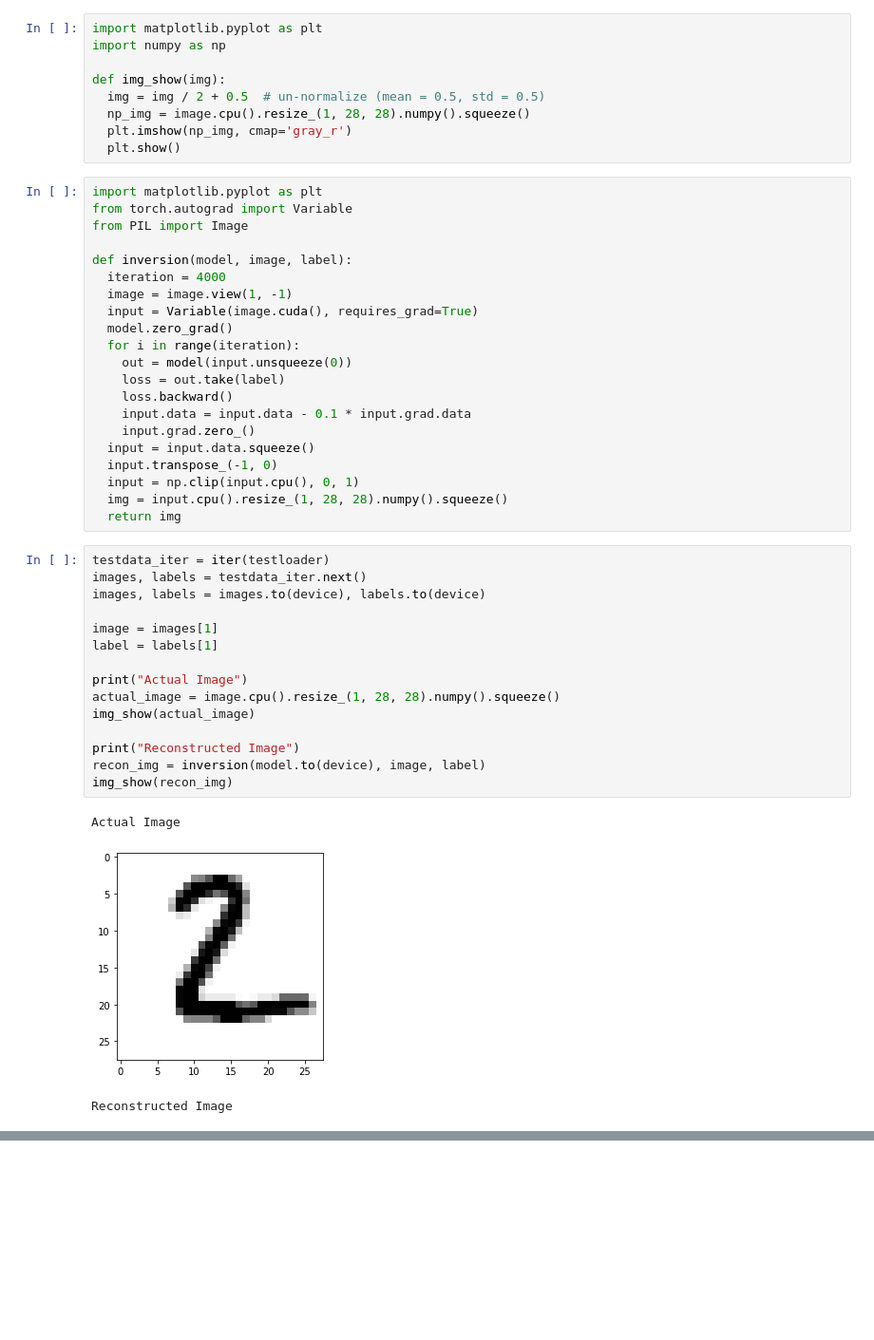
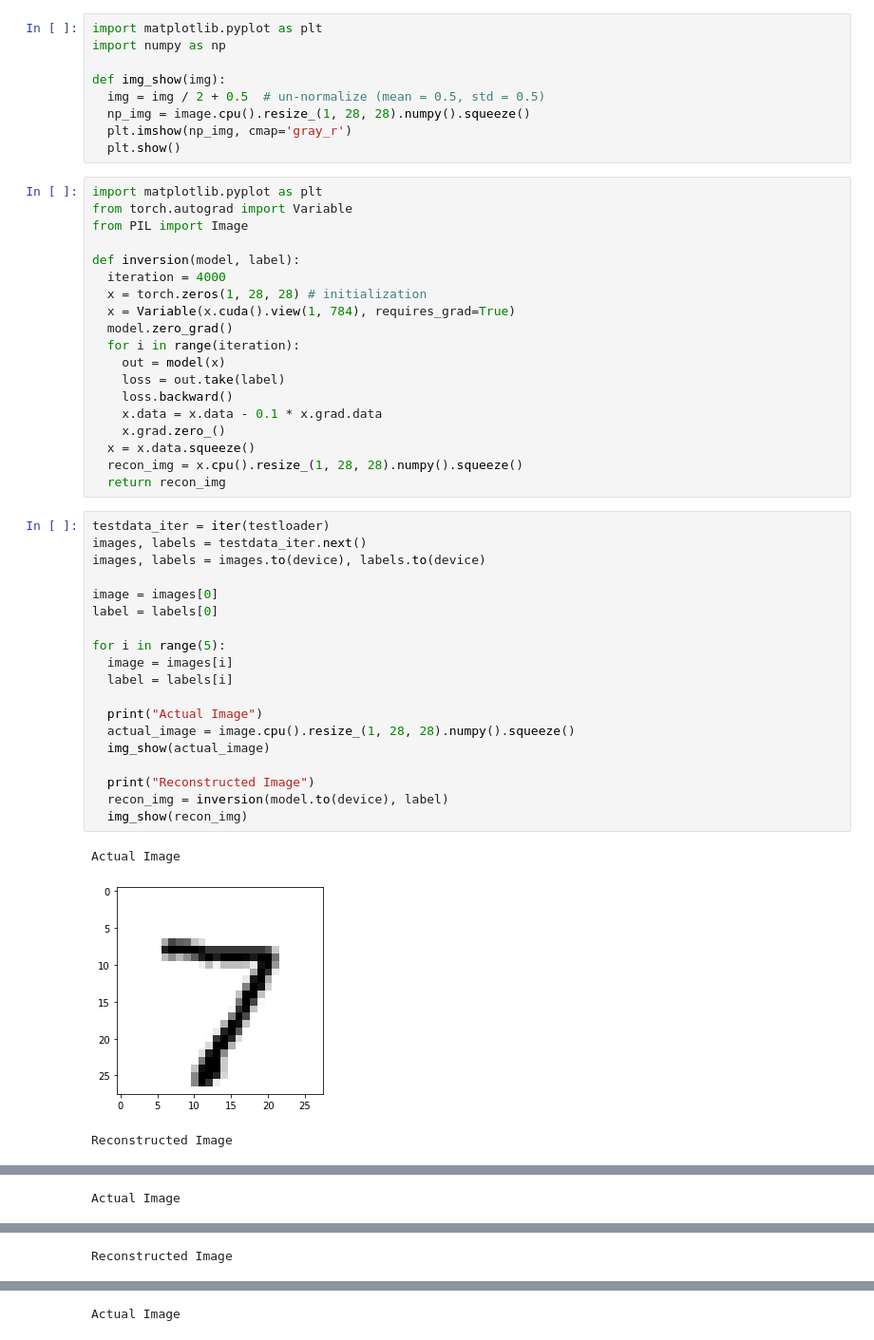
Before and after one commit to MhmudFwzi/attacking-ML-models-privacy, a Jupyter notebook: Model-Inversion/mnist_inv.ipynb, the cells around one changed output, grey strips where cells are left out. Shown: that part at 95% size. Drawn from its saved outputs; the diff is of its cells as text; blank space fills up the shorter version.

Commit message:
inversion-mnist minor changes

```diff
--- a/Model-Inversion/mnist_inv.ipynb
+++ b/Model-Inversion/mnist_inv.ipynb
@@ -211,38 +213,40 @@ import matplotlib.pyplot as plt
 from torch.autograd import Variable
 from PIL import Image
 
-def inversion(model, image, label):
+def inversion(model, label):
   iteration = 4000
-  image = image.view(1, -1)
-  input = Variable(image.cuda(), requires_grad=True)
+  x = torch.zeros(1, 28, 28) # initialization
+  x = Variable(x.cuda().view(1, 784), requires_grad=True)
   model.zero_grad()
   for i in range(iteration):
-    out = model(input.unsqueeze(0))
+    out = model(x)
     loss = out.take(label)
     loss.backward()
-    input.data = input.data - 0.1 * input.grad.data
-    input.grad.zero_()
-  input = input.data.squeeze()
-  input.transpose_(-1, 0)
-  input = np.clip(input.cpu(), 0, 1)
-  img = input.cpu().resize_(1, 28, 28).numpy().squeeze()
-  return img
+    x.data = x.data - 0.1 * x.grad.data
+    x.grad.zero_()
+  x = x.data.squeeze()
+  recon_img = x.cpu().resize_(1, 28, 28).numpy().squeeze()
+  return recon_img
 # %%
 testdata_iter = iter(testloader)
 images, labels = testdata_iter.next()
 images, labels = images.to(device), labels.to(device)
 
-image = images[1]
-label = labels[1]
+image = images[0]
+label = labels[0]
 
-print("Actual Image")
-actual_image = image.cpu().resize_(1, 28, 28).numpy().squeeze()
-img_show(actual_image)
+for i in range(5):
+  image = images[i]
+  label = labels[i]
 
-print("Reconstructed Image")
-recon_img = inversion(model.to(device), image, label)
-img_show(recon_img)
+  print("Actual Image")
+  actual_image = image.cpu().resize_(1, 28, 28).numpy().squeeze()
+  img_show(actual_image)
+
+  print("Reconstructed Image")
+  recon_img = inversion(model.to(device), label)
+  img_show(recon_img)
 # %% [output]
 Actual Image
-[figure, old version]
+[figure, new version]
 Reconstructed Image
@@ -249,0 +254 @@ Reconstructed Image
+Actual Image
@@ -249,0 +256 @@ Reconstructed Image
+Reconstructed Image
@@ -249,0 +258 @@ Reconstructed Image
+Actual Image
```
Also changed, not shown: parts of 4 cells of this notebook.
